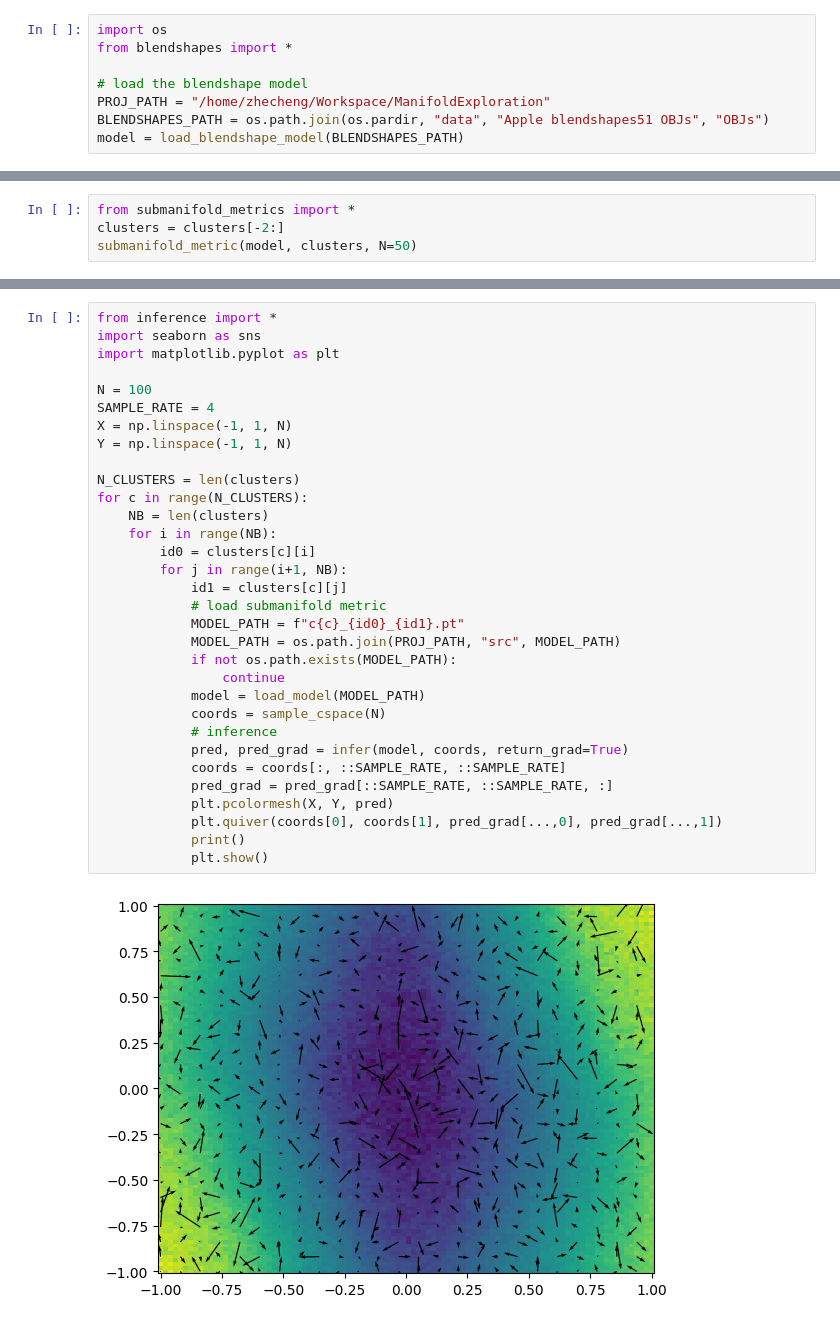
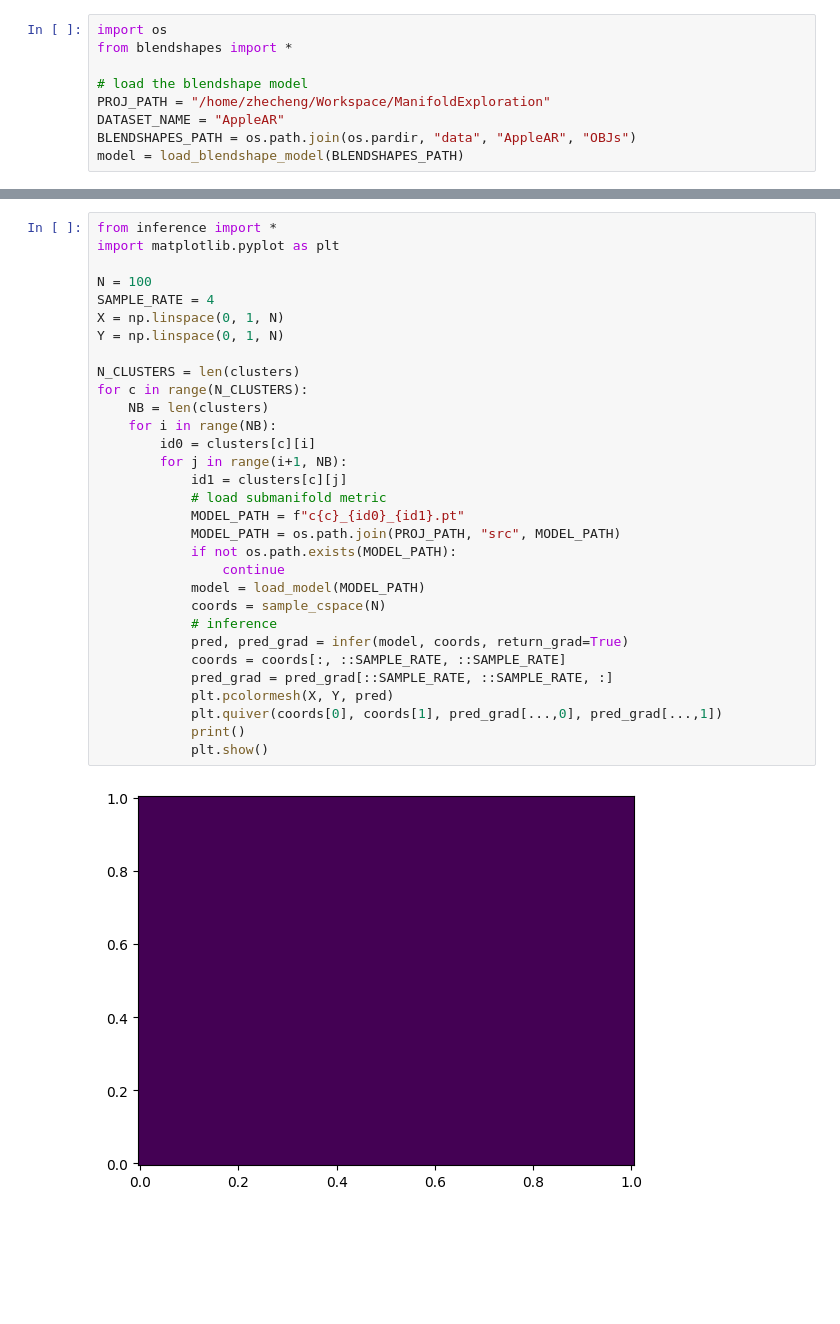
Before and after one commit to Zhecheng-Wang/facial-manifold-learning, a Jupyter notebook: src/submanifold.ipynb, the cells around one changed output, grey strips where cells are left out. Saved outputs shown, nothing was run; the diff lists cells and outputs as text; blank space fills up the shorter version.

Commit message:
wrap up deformation metric test

```diff
--- a/src/submanifold.ipynb
+++ b/src/submanifold.ipynb
@@ -4,6 +4,7 @@ from blendshapes import *
 
 # load the blendshape model
 PROJ_PATH = "/home/zhecheng/Workspace/ManifoldExploration"
-BLENDSHAPES_PATH = os.path.join(os.pardir, "data", "Apple blendshapes51 OBJs", "OBJs")
+DATASET_NAME = "AppleAR"
+BLENDSHAPES_PATH = os.path.join(os.pardir, "data", "AppleAR", "OBJs")
 model = load_blendshape_model(BLENDSHAPES_PATH)
 # %% [output]
@@ -52,4 +35,0 @@ Number of clusters:  5
-# %%
-from submanifold_metrics import *
-clusters = clusters[-2:]
-submanifold_metric(model, clusters, N=50)
@@ -56,34 +102,33 @@ submanifold_metric(model, clusters, N=50)
 # %%
 from inference import *
-import seaborn as sns
 import matplotlib.pyplot as plt
 
 N = 100
 SAMPLE_RATE = 4
-X = np.linspace(-1, 1, N)
-Y = np.linspace(-1, 1, N)
+X = np.linspace(0, 1, N)
+Y = np.linspace(0, 1, N)
 
 N_CLUSTERS = len(clusters)
 for c in range(N_CLUSTERS):
     NB = len(clusters)
     for i in range(NB):
         id0 = clusters[c][i]
         for j in range(i+1, NB):
             id1 = clusters[c][j]
             # load submanifold metric
             MODEL_PATH = f"c{c}_{id0}_{id1}.pt"
             MODEL_PATH = os.path.join(PROJ_PATH, "src", MODEL_PATH)
             if not os.path.exists(MODEL_PATH):
                 continue
             model = load_model(MODEL_PATH)
             coords = sample_cspace(N)
             # inference
             pred, pred_grad = infer(model, coords, return_grad=True)
             coords = coords[:, ::SAMPLE_RATE, ::SAMPLE_RATE]
             pred_grad = pred_grad[::SAMPLE_RATE, ::SAMPLE_RATE, :]
             plt.pcolormesh(X, Y, pred)
             plt.quiver(coords[0], coords[1], pred_grad[...,0], pred_grad[...,1])
             print()
             plt.show()
 # %% [output]
-[figure, old version]
+[figure, new version]
```
Also changed, not shown: parts of 4 cells of this notebook, 6 other files.
